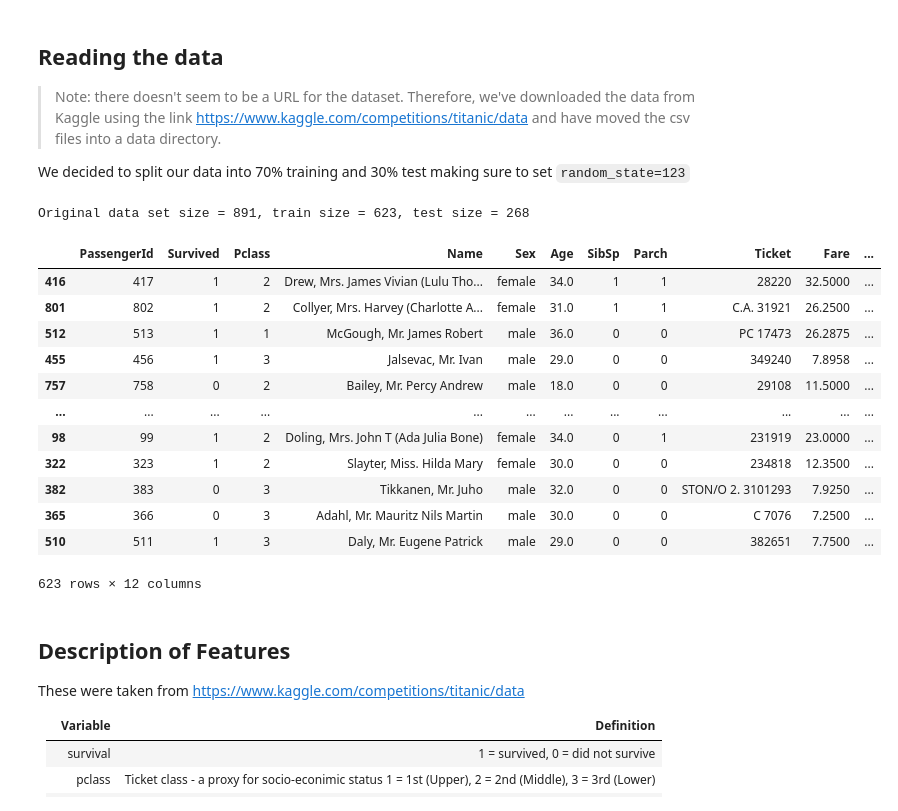
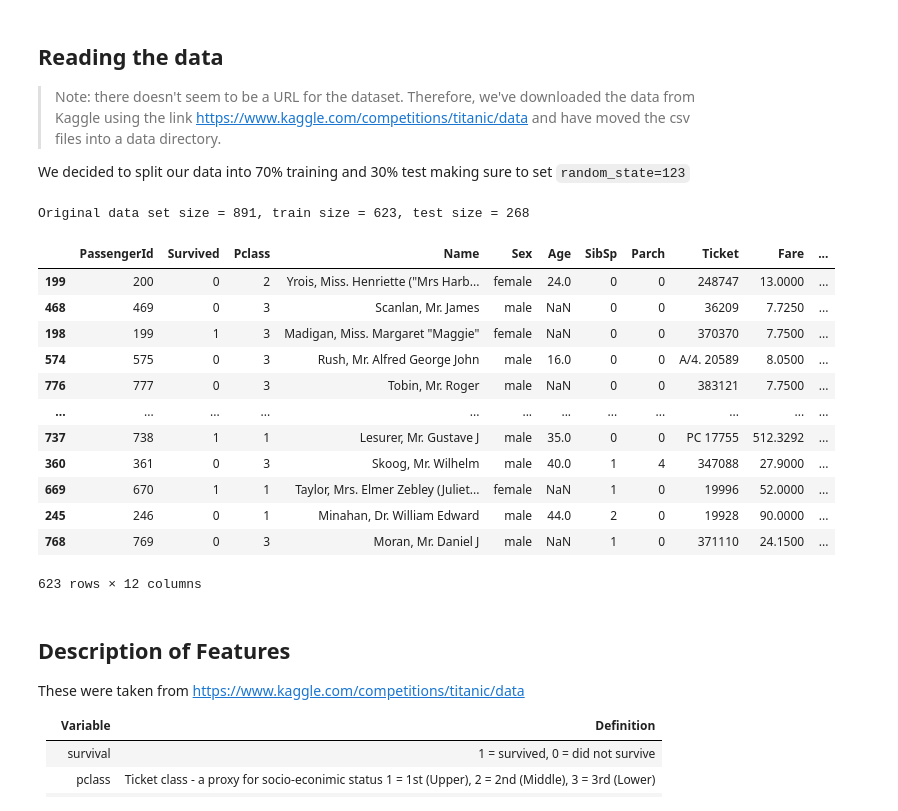
Before and after one commit to ericrkuo/dsci-100-group-12, a Jupyter notebook: report.ipynb, the cells around one changed output. Drawn from its saved outputs; the diff is of its cells as text; code cells hidden in the pictures.

```diff
--- a/report.ipynb
+++ b/report.ipynb
@@ -55,23 +55,23 @@ More info about the dataset and it's features are described below
 We decided to split our data into 70% training and 30% test making sure to set `random_state=123`
 # %%
 df = pd.read_csv('data/train.csv')
-training_data, test_data = train_test_split(df, test_size=0.3, random_state=123)
+training_data, test_data = train_test_split(df, test_size=0.3, random_state=123, stratify=df['Survived'])
 print(f'Original data set size = {df.shape[0]}, train size = {training_data.shape[0]}, test size = {test_data.shape[0]}')
 training_data
 # %% [output]
 Original data set size = 891, train size = 623, test size = 268
 |  | PassengerId | Survived | Pclass | Name | Sex | Age | SibSp | Parch | Ticket | Fare | ... |
-| 416 | 417 | 1 | 2 | Drew, Mrs. James Vivian (Lulu Tho... | female | 34.0 | 1 | 1 | 28220 | 32.5000 | ... |
-| 801 | 802 | 1 | 2 | Collyer, Mrs. Harvey (Charlotte A... | female | 31.0 | 1 | 1 | C.A. 31921 | 26.2500 | ... |
-| 512 | 513 | 1 | 1 | McGough, Mr. James Robert | male | 36.0 | 0 | 0 | PC 17473 | 26.2875 | ... |
-| 455 | 456 | 1 | 3 | Jalsevac, Mr. Ivan | male | 29.0 | 0 | 0 | 349240 | 7.8958 | ... |
-| 757 | 758 | 0 | 2 | Bailey, Mr. Percy Andrew | male | 18.0 | 0 | 0 | 29108 | 11.5000 | ... |
+| 199 | 200 | 0 | 2 | Yrois, Miss. Henriette ("Mrs Harb... | female | 24.0 | 0 | 0 | 248747 | 13.0000 | ... |
+| 468 | 469 | 0 | 3 | Scanlan, Mr. James | male | NaN | 0 | 0 | 36209 | 7.7250 | ... |
+| 198 | 199 | 1 | 3 | Madigan, Miss. Margaret "Maggie" | female | NaN | 0 | 0 | 370370 | 7.7500 | ... |
+| 574 | 575 | 0 | 3 | Rush, Mr. Alfred George John | male | 16.0 | 0 | 0 | A/4. 20589 | 8.0500 | ... |
+| 776 | 777 | 0 | 3 | Tobin, Mr. Roger | male | NaN | 0 | 0 | 383121 | 7.7500 | ... |
 | ... | ... | ... | ... | ... | ... | ... | ... | ... | ... | ... | ... |
-| 98 | 99 | 1 | 2 | Doling, Mrs. John T (Ada Julia Bone) | female | 34.0 | 0 | 1 | 231919 | 23.0000 | ... |
-| 322 | 323 | 1 | 2 | Slayter, Miss. Hilda Mary | female | 30.0 | 0 | 0 | 234818 | 12.3500 | ... |
-| 382 | 383 | 0 | 3 | Tikkanen, Mr. Juho | male | 32.0 | 0 | 0 | STON/O 2. 3101293 | 7.9250 | ... |
-| 365 | 366 | 0 | 3 | Adahl, Mr. Mauritz Nils Martin | male | 30.0 | 0 | 0 | C 7076 | 7.2500 | ... |
-| 510 | 511 | 1 | 3 | Daly, Mr. Eugene Patrick | male | 29.0 | 0 | 0 | 382651 | 7.7500 | ... |
+| 737 | 738 | 1 | 1 | Lesurer, Mr. Gustave J | male | 35.0 | 0 | 0 | PC 17755 | 512.3292 | ... |
+| 360 | 361 | 0 | 3 | Skoog, Mr. Wilhelm | male | 40.0 | 1 | 4 | 347088 | 27.9000 | ... |
+| 669 | 670 | 1 | 1 | Taylor, Mrs. Elmer Zebley (Juliet... | female | NaN | 1 | 0 | 19996 | 52.0000 | ... |
+| 245 | 246 | 0 | 1 | Minahan, Dr. William Edward | male | 44.0 | 2 | 0 | 19928 | 90.0000 | ... |
+| 768 | 769 | 0 | 3 | Moran, Mr. Daniel J | male | NaN | 1 | 0 | 371110 | 24.1500 | ... |
 623 rows × 12 columns
 # %% [markdown]
 ## Description of Features
```
Also changed, not shown: parts of 13 cells of this notebook.
